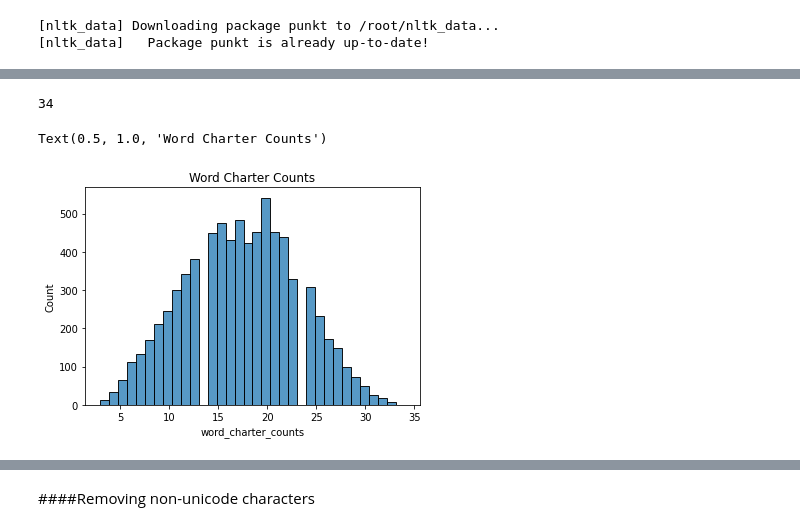
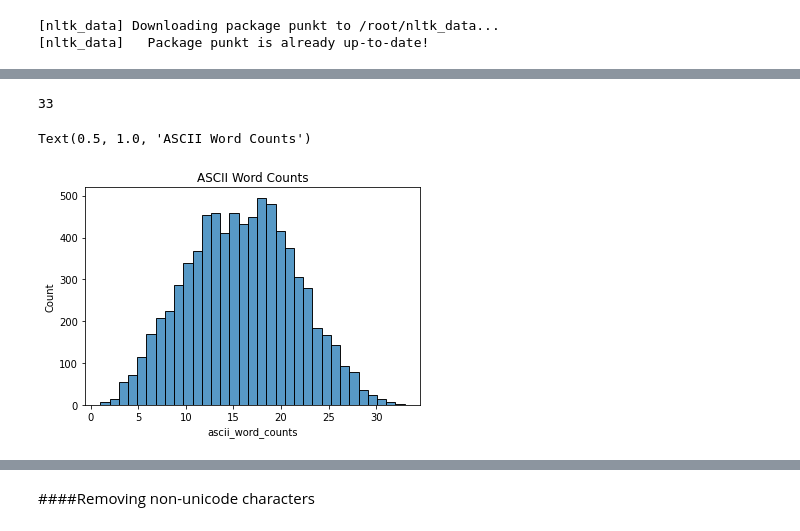
Before and after one commit to jlarson200/COVID-19-US-IMPACTS, a Jupyter notebook: npl_data_cleaning.ipynb, the cells around one changed output, grey strips where cells are left out. Drawn from its saved outputs; the diff is of its cells as text; code cells hidden in the pictures.

```diff
--- a/npl_data_cleaning.ipynb
+++ b/npl_data_cleaning.ipynb
@@ -149,17 +149,17 @@ df['unigrams'] = df['text'].apply(nltk.word_tokenize)
 df['unigrams_two'] = df.apply(lambda row: nltk.word_tokenize(row['text']), axis=1).astype(str)
 
 # remove anything but characters and spaces
-df['sentences'] = df['unigrams_two'].str.replace('[^A-z ]','').str.replace(' +',' ').str.strip()
-#print(df.sentences)
+df['ascii_sentences'] = df['unigrams_two'].str.replace('[^A-z ]','').str.replace(' +',' ').str.strip()
+#print(df.ascii_sentences)
 
-df['splitwords'] = [ nltk.word_tokenize( str(sentence) ) for sentence in df.sentences ]
-#print(df.splitwords)
+df['ascii_splitwords'] = [ nltk.word_tokenize( str(sentence) ) for sentence in df.ascii_sentences ]
+#print(df.ascii_splitwords)
 
-df['word_charter_counts'] = [ len(words) for words in df.splitwords ]
-#print(df.word_charter_counts)
+df['ascii_word_charter_counts'] = [ len(words) for words in df.ascii_splitwords ]
+#print(df.ascii_word_charter_counts)
 
-df['word_counts'] = [ sentence.count(' ') + 1 for sentence in df.sentences ]
-#print(df.word_counts)
+df['ascii_word_counts'] = [ sentence.count(' ') + 1 for sentence in df.ascii_sentences ]
+#print(df.ascii_word_counts)
 # %% [output]
 [nltk_data] Downloading package punkt to /root/nltk_data...
 [nltk_data]   Package punkt is already up-to-date!
@@ -175,8 +182,8 @@ df.head()
 # %%
-print(max(df.word_charter_counts))
-sns.histplot(df['word_charter_counts'].astype(int),
-             bins=max(df.word_charter_counts)).set_title('Word Charter Counts')
+print(max(df.ascii_word_counts))
+sns.histplot(df['ascii_word_counts'].astype(int),
+             bins=max(df.ascii_word_counts)).set_title('ASCII Word Counts')
 # %% [output]
-34
+33
-Text(0.5, 1.0, 'Word Charter Counts')
+Text(0.5, 1.0, 'ASCII Word Counts')
-[figure, old version]
+[figure, new version]
```
Also changed, not shown: parts of 3 cells of this notebook.
